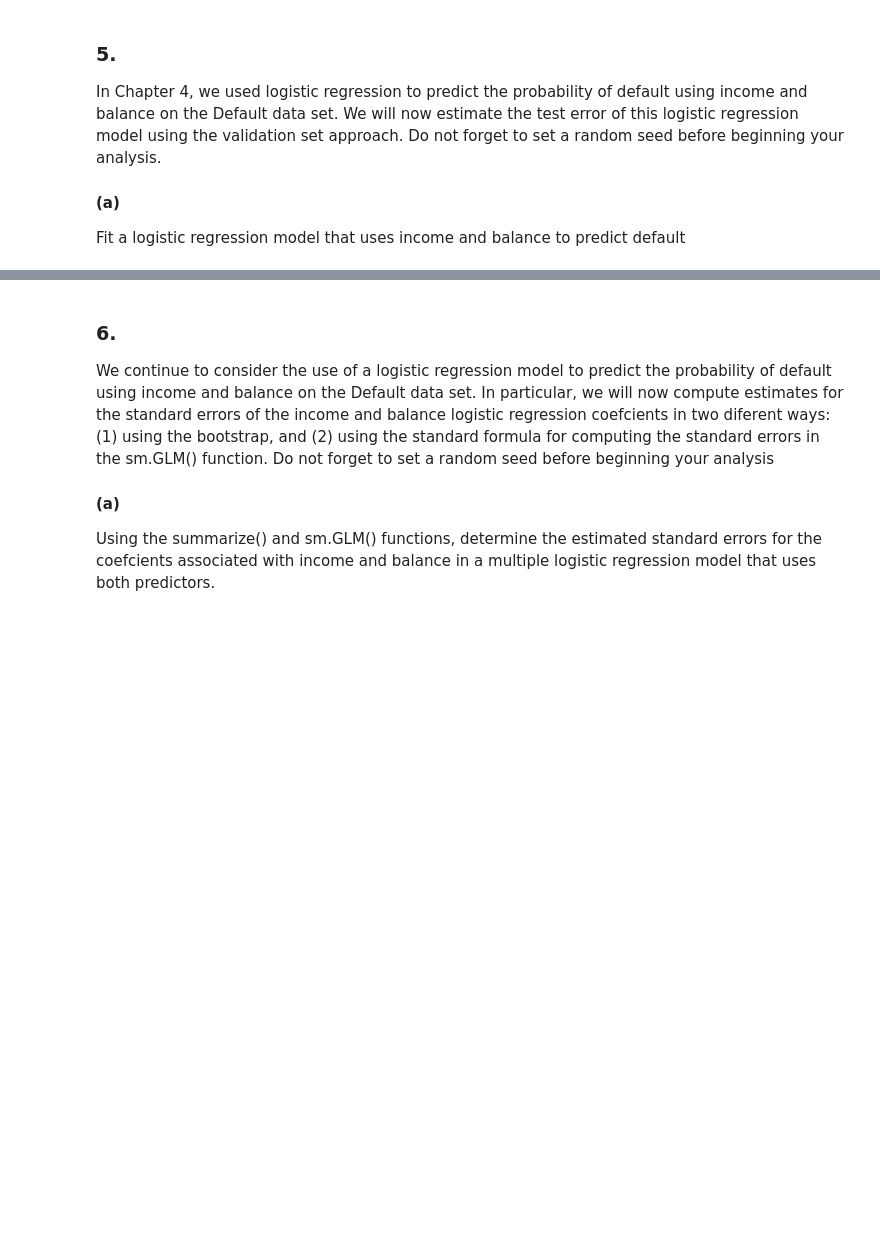
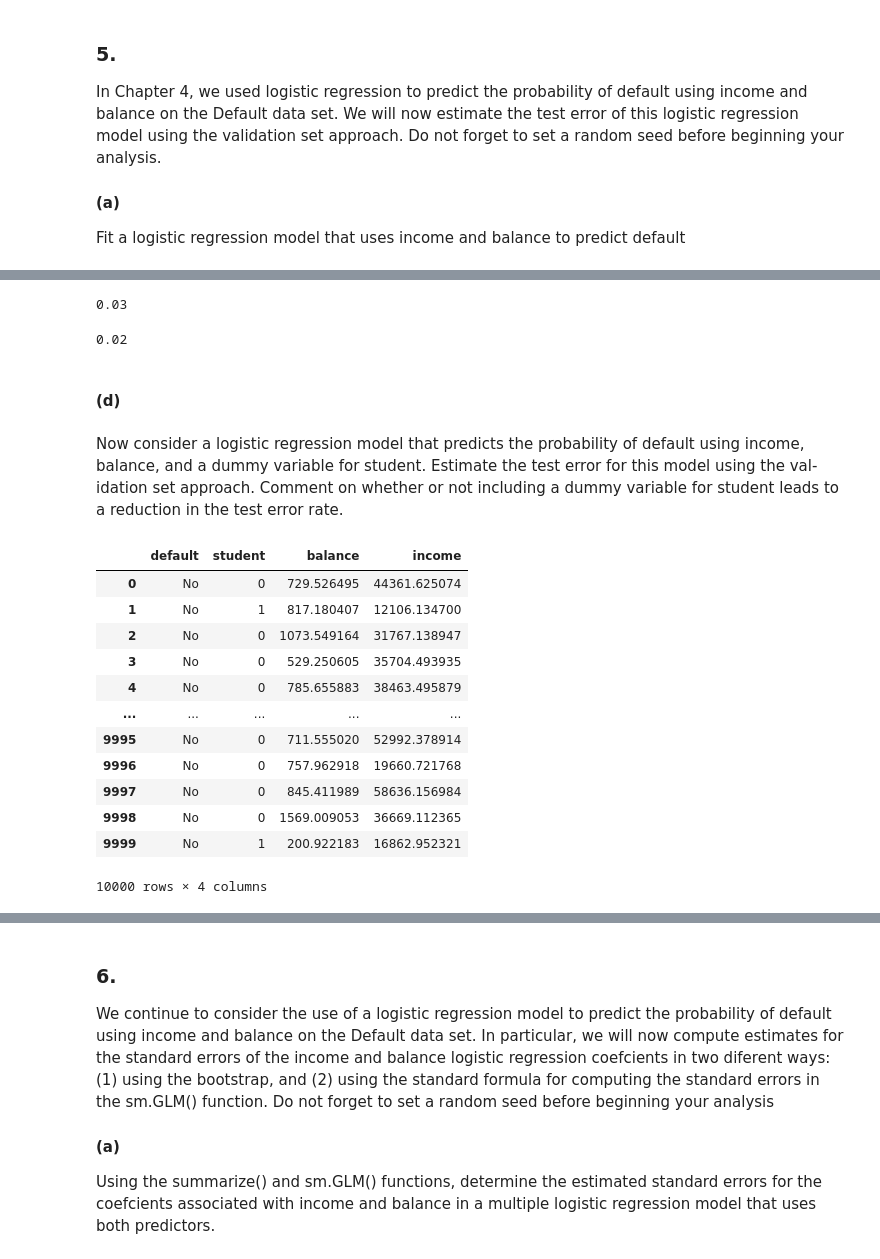
Before and after one commit to kmerkl22/k-s-ISL, a Jupyter notebook: Notebooks/Ch05-ISLexercises.ipynb, the cells around one changed output, grey strips where cells are left out. Saved outputs shown, nothing was run; the diff lists cells and outputs as text; code cells hidden in the pictures; blank space fills up the shorter version.

```diff
--- a/Notebooks/Ch05-ISLexercises.ipynb
+++ b/Notebooks/Ch05-ISLexercises.ipynb
@@ -44,3 +44,6 @@ validation set approach. Do not forget to set a random seed before
 beginning your analysis.
 #### (a)
 Fit a logistic regression model that uses income and balance to predict default
+# %%
+Default = load_data('Default')
+Default
@@ -46,0 +234,65 @@ Fit a logistic regression model that uses income and balance to predict default
+# %%
+Default_train, Default_test = train_test_split(Default,
+                                         test_size=200,
+                                         random_state=1)
+# hp_mm = MS(['horsepower'])
+X_train = design.fit_transform(Default_train)
+y_train = Default_train.default == 'Yes'
+glm = sm.GLM(y_train,
+             X_train,
+             family=sm.families.Binomial())
+results = glm.fit()
+summarize(results)
+X_test = design.fit_transform(Default_test)
+y_test = Default_test.default == 'Yes'
+probs = results.predict(exog=X_test)
+labels = np.array(['Yes']*200)
+labels[probs<=0.5] = 'No'
+labels[:10]
+ct=confusion_table(labels, Default_test.default)
+(ct.iloc[1,0]+ct.iloc[0,1])/200
+# %% [output]
+0.03
+# %%
+Default_train, Default_test = train_test_split(Default,
+                                         test_size=200,
+                                         random_state=0)
+# hp_mm = MS(['horsepower'])
+X_train = design.fit_transform(Default_train)
+y_train = Default_train.default == 'Yes'
+glm = sm.GLM(y_train,
+             X_train,
+             family=sm.families.Binomial())
+results = glm.fit()
+summarize(results)
+X_test = design.fit_transform(Default_test)
+y_test = Default_test.default == 'Yes'
+probs = results.predict(exog=X_test)
+labels = np.array(['Yes']*200)
+labels[probs<=0.5] = 'No'
+labels[:10]
+ct=confusion_table(labels, Default_test.default)
+(ct.iloc[1,0]+ct.iloc[0,1])/200
+# %% [output]
+0.02
+# %% [markdown]
+#### (d)
+# %% [markdown]
+Now consider a logistic regression model that predicts the probability of default using income, balance, and a dummy variable for student. Estimate the test error for this model using the val- idation set approach. Comment on whether or not including a dummy variable for student leads to a reduction in the test error rate.
+# %%
+Default.student = Default.student.map(dict(Yes=1, No=0))
+Default
+# %% [output]
+|  | default | student | balance | income |
+| 0 | No | 0 | 729.526495 | 44361.625074 |
+| 1 | No | 1 | 817.180407 | 12106.134700 |
+| 2 | No | 0 | 1073.549164 | 31767.138947 |
+| 3 | No | 0 | 529.250605 | 35704.493935 |
+| 4 | No | 0 | 785.655883 | 38463.495879 |
+| ... | ... | ... | ... | ... |
+| 9995 | No | 0 | 711.555020 | 52992.378914 |
+| 9996 | No | 0 | 757.962918 | 19660.721768 |
+| 9997 | No | 0 | 845.411989 | 58636.156984 |
+| 9998 | No | 0 | 1569.009053 | 36669.112365 |
+| 9999 | No | 1 | 200.922183 | 16862.952321 |
+10000 rows × 4 columns
```
Also changed, not shown: parts of 46 cells of this notebook.
